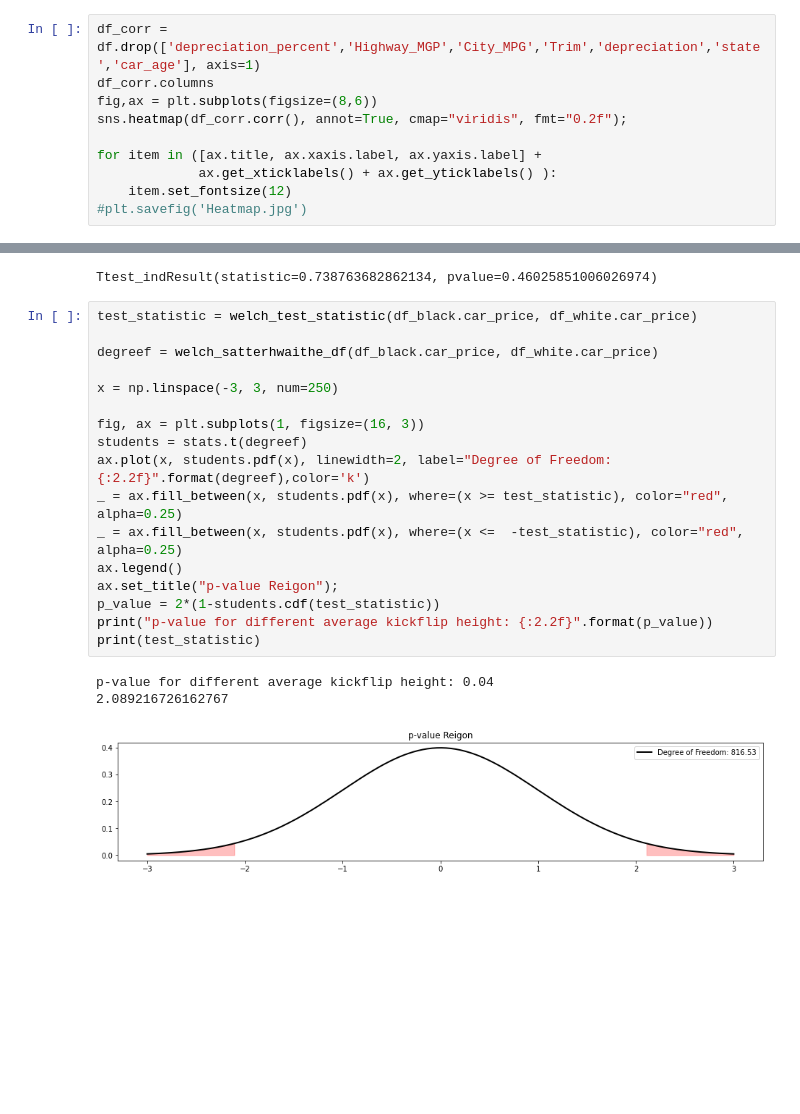
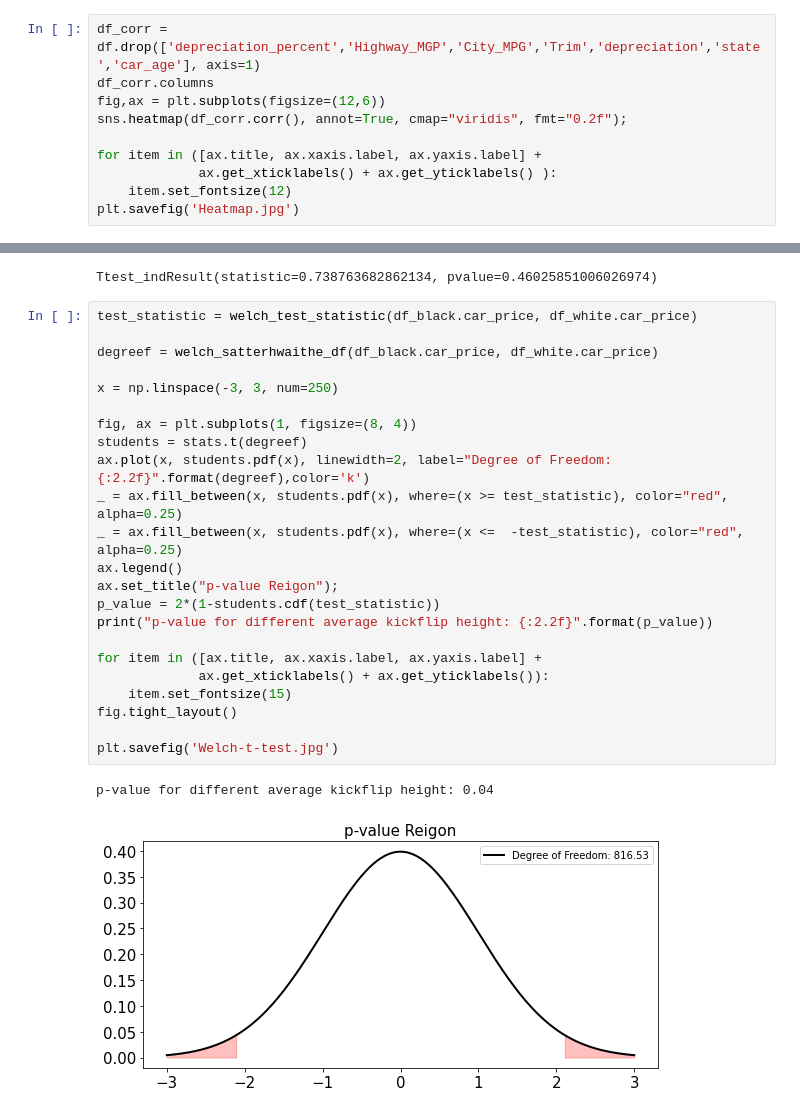
Before and after one commit to aabouie/CapStone1, a Jupyter notebook: EDA.ipynb, the cells around one changed output, grey strips where cells are left out. Saved outputs shown, nothing was run; the diff lists cells and outputs as text; blank space fills up the shorter version.

```diff
--- a/EDA.ipynb
+++ b/EDA.ipynb
@@ -367,11 +367,11 @@ axs[2].legend(prop={'size': 12});
 # %%
 df_corr = df.drop(['depreciation_percent','Highway_MGP','City_MPG','Trim','depreciation','state','car_age'], axis=1)
 df_corr.columns
-fig,ax = plt.subplots(figsize=(8,6))
+fig,ax = plt.subplots(figsize=(12,6))
 sns.heatmap(df_corr.corr(), annot=True, cmap="viridis", fmt="0.2f");
 
 for item in ([ax.title, ax.xaxis.label, ax.yaxis.label] +
              ax.get_xticklabels() + ax.get_yticklabels() ):
     item.set_fontsize(12)
-#plt.savefig('Heatmap.jpg')
+plt.savefig('Heatmap.jpg')
 # %% [output]
@@ -703,21 +702,26 @@ Ttest_indResult(statistic=0.738763682862134, pvalue=0.46025851006026974)
 # %%
 test_statistic = welch_test_statistic(df_black.car_price, df_white.car_price)
 
 degreef = welch_satterhwaithe_df(df_black.car_price, df_white.car_price)
 
 x = np.linspace(-3, 3, num=250)
 
-fig, ax = plt.subplots(1, figsize=(16, 3))
+fig, ax = plt.subplots(1, figsize=(8, 4))
 students = stats.t(degreef)
 ax.plot(x, students.pdf(x), linewidth=2, label="Degree of Freedom: {:2.2f}".format(degreef),color='k')
 _ = ax.fill_between(x, students.pdf(x), where=(x >= test_statistic), color="red", alpha=0.25)
 _ = ax.fill_between(x, students.pdf(x), where=(x <=  -test_statistic), color="red", alpha=0.25)
 ax.legend()
 ax.set_title("p-value Reigon");
 p_value = 2*(1-students.cdf(test_statistic))
 print("p-value for different average kickflip height: {:2.2f}".format(p_value))
-print(test_statistic)
+
+for item in ([ax.title, ax.xaxis.label, ax.yaxis.label] +
+             ax.get_xticklabels() + ax.get_yticklabels()):
+    item.set_fontsize(15)
+fig.tight_layout()
+
+plt.savefig('Welch-t-test.jpg')
 # %% [output]
 p-value for different average kickflip height: 0.04
-2.089216726162767
-[figure, old version]
+[figure, new version]
```
Also changed, not shown: parts of 3 cells of this notebook.
